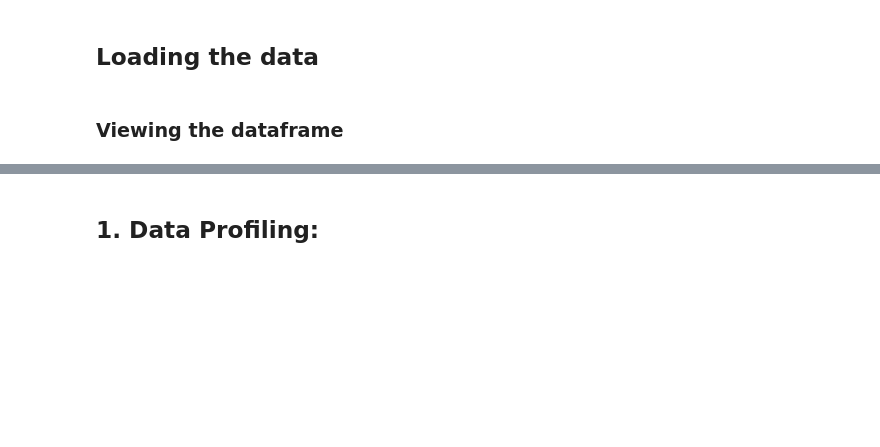
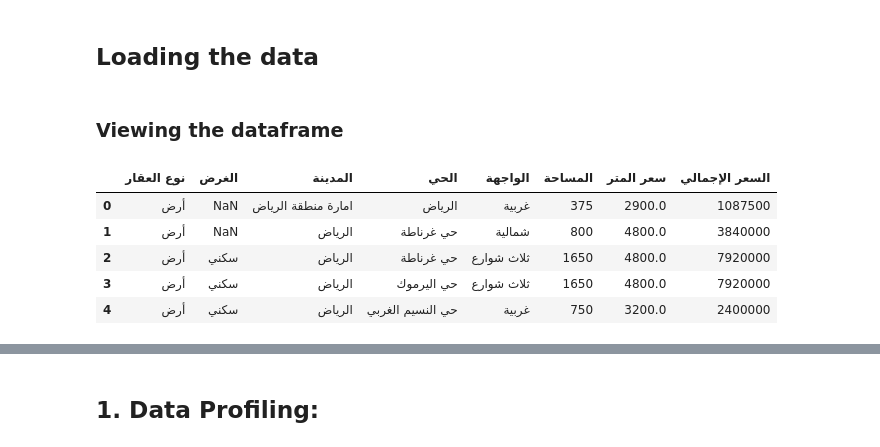
Before and after one commit to RandHamoud/Project3, a Jupyter notebook: Project3.ipynb, the cells around one changed output, grey strips where cells are left out. Saved outputs shown, nothing was run; the diff lists cells and outputs as text; code cells hidden in the pictures; blank space fills up the shorter version.

```diff
--- a/Project3.ipynb
+++ b/Project3.ipynb
@@ -298,5 +17,14 @@ real_estate = pd.read_csv("Data\\realEstate.csv")
 # %% [markdown]
 ### Viewing the dataframe
+# %%
+land.head()
+# %% [output]
+|  | نوع العقار | الغرض | المدينة | الحي | الواجهة | المساحة | سعر المتر | السعر الإجمالي |
+| 0 | أرض | NaN | امارة منطقة الرياض | الرياض | غربية | 375 | 2900.0 | 1087500 |
+| 1 | أرض | NaN | الرياض | حي غرناطة | شمالية | 800 | 4800.0 | 3840000 |
+| 2 | أرض | سكني | الرياض | حي غرناطة | ثلاث شوارع | 1650 | 4800.0 | 7920000 |
+| 3 | أرض | سكني | الرياض | حي اليرموك | ثلاث شوارع | 1650 | 4800.0 | 7920000 |
+| 4 | أرض | سكني | الرياض | حي النسيم الغربي | غربية | 750 | 3200.0 | 2400000 |
 # %%
 real_estate.head()
 # %% [output]
```
Also changed, not shown: parts of 97 cells of this notebook.
